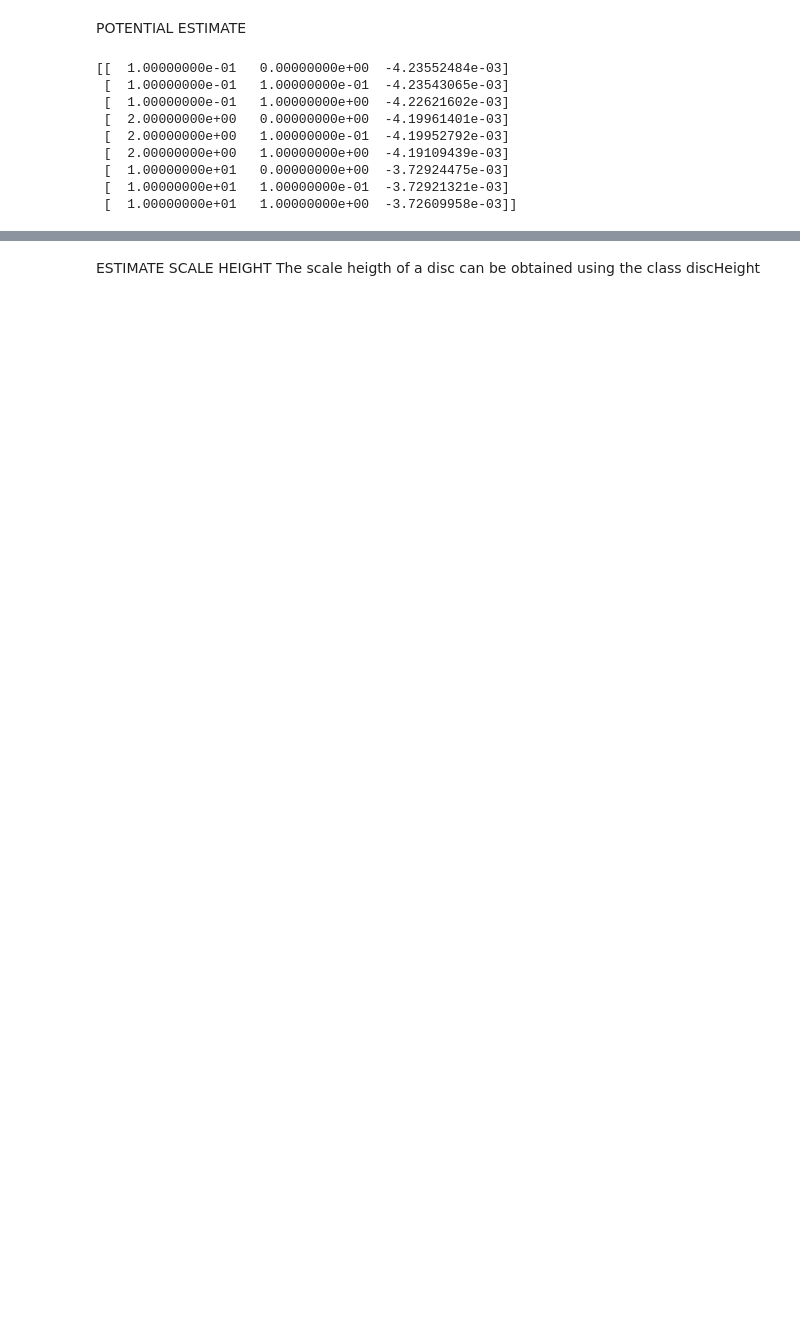
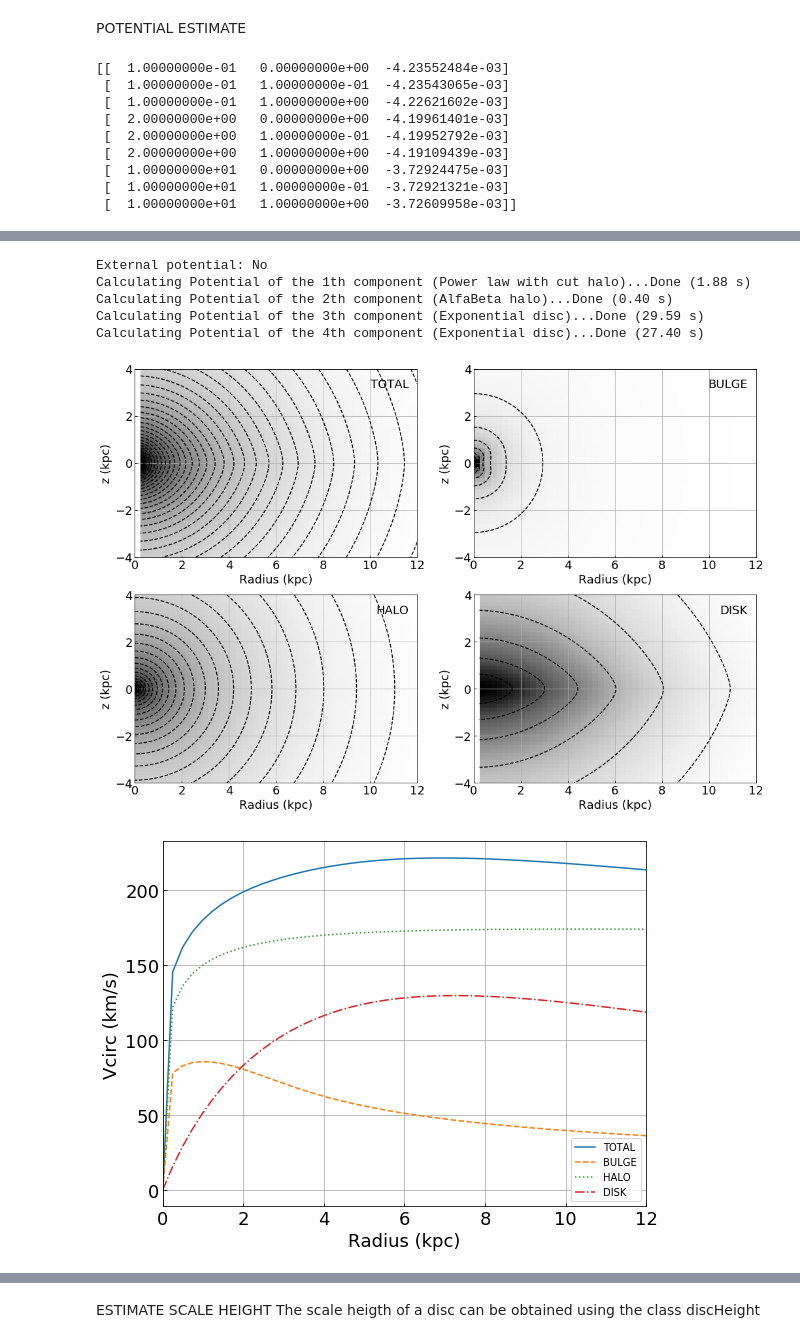
Before and after one commit to editeodoro/discH, a Jupyter notebook: doc/Tutorial.ipynb, the cells around one changed output, grey strips where cells are left out. Cells and saved outputs as stored; diff of their text form; code cells hidden in the pictures; blank space fills up the shorter version.

```diff
--- a/doc/Tutorial.ipynb
+++ b/doc/Tutorial.ipynb
@@ -972 +1037,55 @@ Sigma0: 1.00e+06 Msun/kpc2
 ###########################
+# %%
+# MW Potential
+from discH.dynamics import MWpotential
+from discH import utils
+
+# Grid and cuts
+mcut, zcut = 100., 50
+R,z = np.linspace(0,12,50), np.linspace(-4,4,50)
+nproc = 4
+
+# Initializing a MW model: available models are:
+# 1) Binney&Tremaine08 (Tab. 2.3) model1 ("BT08_Model1") and model2 ("BT08_Model2")
+# 2) Sormani et al. 2017 (see also Ridley+17) ("S+17")
+MW = MWpotential('BT08_Model2')
+# Calculate potentials
+MW.calculate_potential(coordgrid=(R,z),grid=True,Rcut=mcut,zcut=zcut,mcut=mcut,nproc=nproc)
+# Write potentials on a FITS file (ext0 is the total, ext1-4 the various components)
+# MW.writeFITS("MWpot.fits")
+# Write total potential on a HDF5 file
+# utils.writeHDF5(MW.potgrid,MW.totalpot,npots=1,"MWpot.h5",)
+# Plot potentials (give a fname to plot in a file). Compare with fig 2.21 BT08
+fpot = MW.plot_potentials(fname=None)
+# Calculate Vcirc
+MW.calculate_vcirc(R)
+# Plot vcirc (give a fname to plot in a file)
+fvc = MW.plot_vcirc(fname=None)
+
+# Calculate accelerations along R and z
+aR, az = utils.calculate_acceleration(MW.potgrid,MW.totalpot)
+# Plot them
+fig = plt.figure(figsize=(20,8))
+ax1=fig.add_subplot(121)
+ax2=fig.add_subplot(122)
+ax1.imshow(aR,origin='lower',aspect='auto',extent=[R[0],R[-1],z[0],z[-1]])
+ax1.contour(R,z,aR,colors='k')
+ax1.set_xlabel("Radius (kpc)")
+ax1.set_ylabel("z (kpc)")
+ax1.set_title("Acc_R")
+
+ax2.imshow(az,origin='lower',aspect='auto',extent=[R[0],R[-1],z[0],z[-1]])
+ax2.set_xlabel("Radius (kpc)")
+ax2.set_ylabel("z (kpc)")
+ax2.contour(R,z,az,colors='k')
+ax2.set_title("Acc_z")
+
+plt.show()
+# %% [output]
+External potential: No
+Calculating Potential of the 1th component (Power law with cut halo)...Done (1.88 s)
+Calculating Potential of the 2th component (AlfaBeta halo)...Done (0.40 s)
+Calculating Potential of the 3th component (Exponential disc)...Done (29.59 s)
+Calculating Potential of the 4th component (Exponential disc)...Done (27.40 s)
+[figure, added]
+[figure, added]
```
Also changed, not shown: parts of 13 cells of this notebook, 28 other files.
